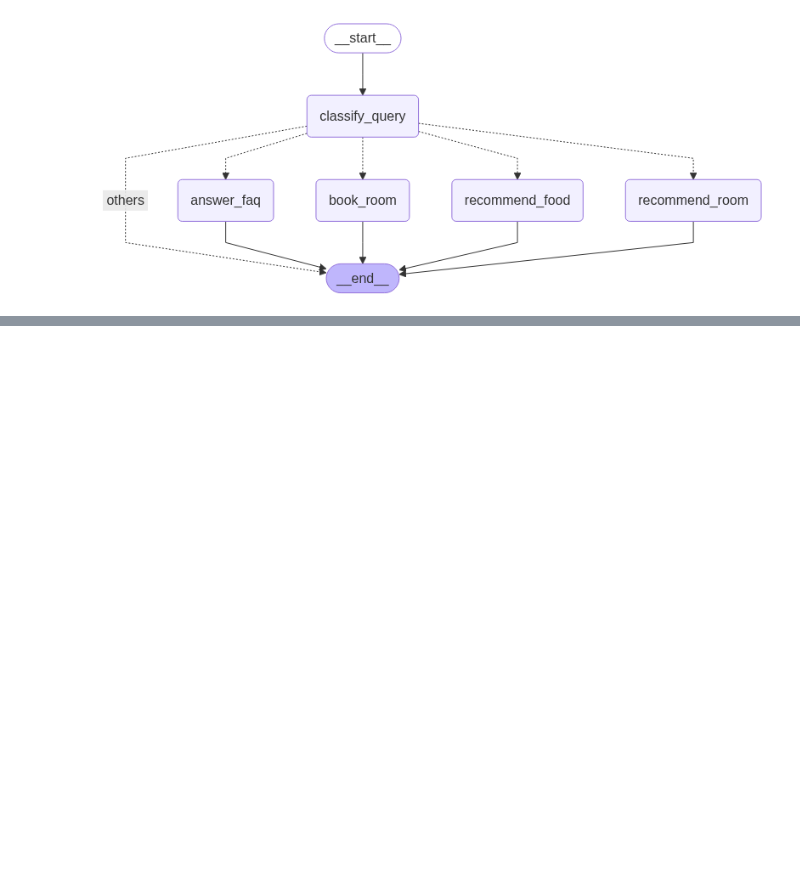
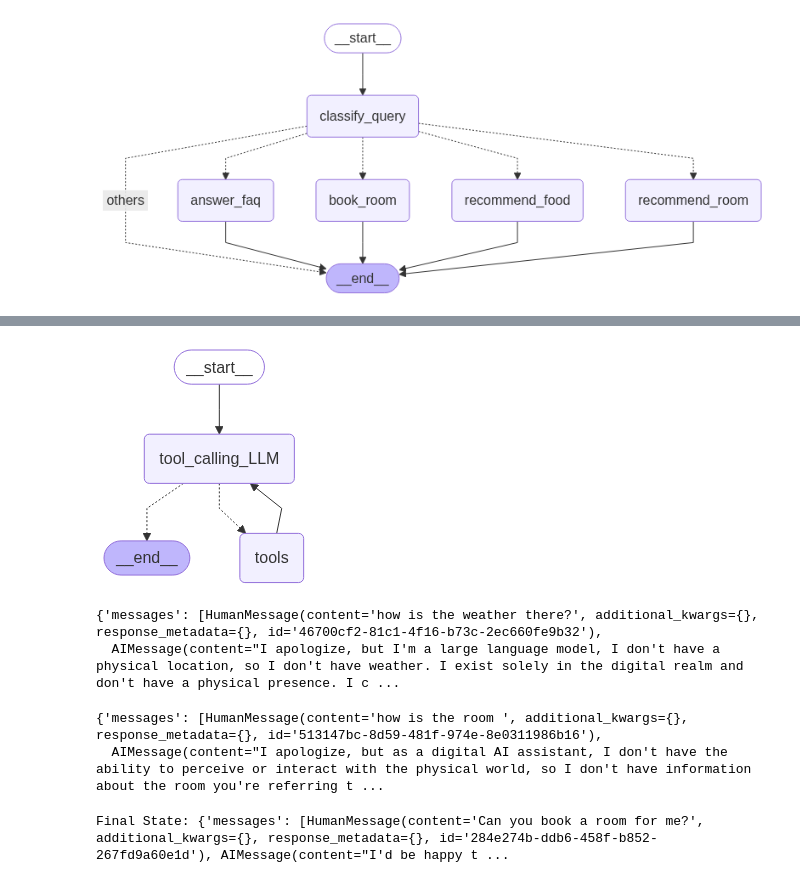
Before and after one commit to ratnesh003/Chatbot, a Jupyter notebook: Notebooks/chatbot.ipynb, the cells around one changed output, grey strips where cells are left out. Drawn from its saved outputs; the diff is of its cells as text; code cells hidden in the pictures; blank space fills up the shorter version.

```diff
--- a/Notebooks/chatbot.ipynb
+++ b/Notebooks/chatbot.ipynb
@@ -214,0 +210,63 @@ Final State: {'messages': [HumanMessage(content='Can you book a room for me?', a
+# %%
+tools = []
+# %%
+llm = ChatGroq(model="llama3-8b-8192")
+llm_with_tool = llm.bind_tools(tools=[])
+# %%
+from langgraph.graph import StateGraph, START, END
+from langgraph.prebuilt import ToolNode, tools_condition
+
+def tool_calling_LLM(state:State):
+    return {"messages":[llm_with_tool.invoke(state["messages"])]}
+# %%
+builder = StateGraph(State)
+builder.add_node(
+    node="tool_calling_LLM",
+    action=tool_calling_LLM
+)
+builder.add_node("tools",ToolNode(tools))
+builder.add_edge(
+    start_key=START,
+    end_key="tool_calling_LLM"
+)
+builder.add_conditional_edges(
+    "tool_calling_LLM",
+    tools_condition,
+)
+builder.add_edge(
+    "tools",
+    "tool_calling_LLM"
+)
+
+builder.add_edge(
+    "tools",
+    end_key=END
+)
+
+graph = builder.compile()
+# %%
+graph
+# %% [output]
+[figure, added]
+# %%
+graph.invoke({"messages": ["how is the weather there?"]},config)
+# %% [output]
+{'messages': [HumanMessage(content='how is the weather there?', additional_kwargs={}, response_metadata={}, id='46700cf2-81c1-4f16-b73c-2ec660fe9b32'),
+  AIMessage(content="I apologize, but I'm a large language model, I don't have a physical location, so I don't have weather. I exist solely in the digital realm and don't have a physical presence. I c ...
+# %%
+graph.invoke({"messages": ["how is the room "]},config)
+# %% [output]
+{'messages': [HumanMessage(content='how is the room ', additional_kwargs={}, response_metadata={}, id='513147bc-8d59-481f-974e-8e0311986b16'),
+  AIMessage(content="I apologize, but as a digital AI assistant, I don't have the ability to perceive or interact with the physical world, so I don't have information about the room you're referring t ...
+# %%
+from app.graph import build_chatbot_graph
+
+if __name__ == "__main__":
+    graph = build_chatbot_graph()
+
+    state = {"messages": [{"role": "user", "content": "Can you book a room for me?"}]}
+    output = graph.invoke(state, config)
+
+    print("Final State:", output)
+# %% [output]
+Final State: {'messages': [HumanMessage(content='Can you book a room for me?', additional_kwargs={}, response_metadata={}, id='284e274b-ddb6-458f-b852-267fd9a60e1d'), AIMessage(content="I'd be happy t ...
```
Also changed, not shown: parts of 8 cells of this notebook, 10 other files.
